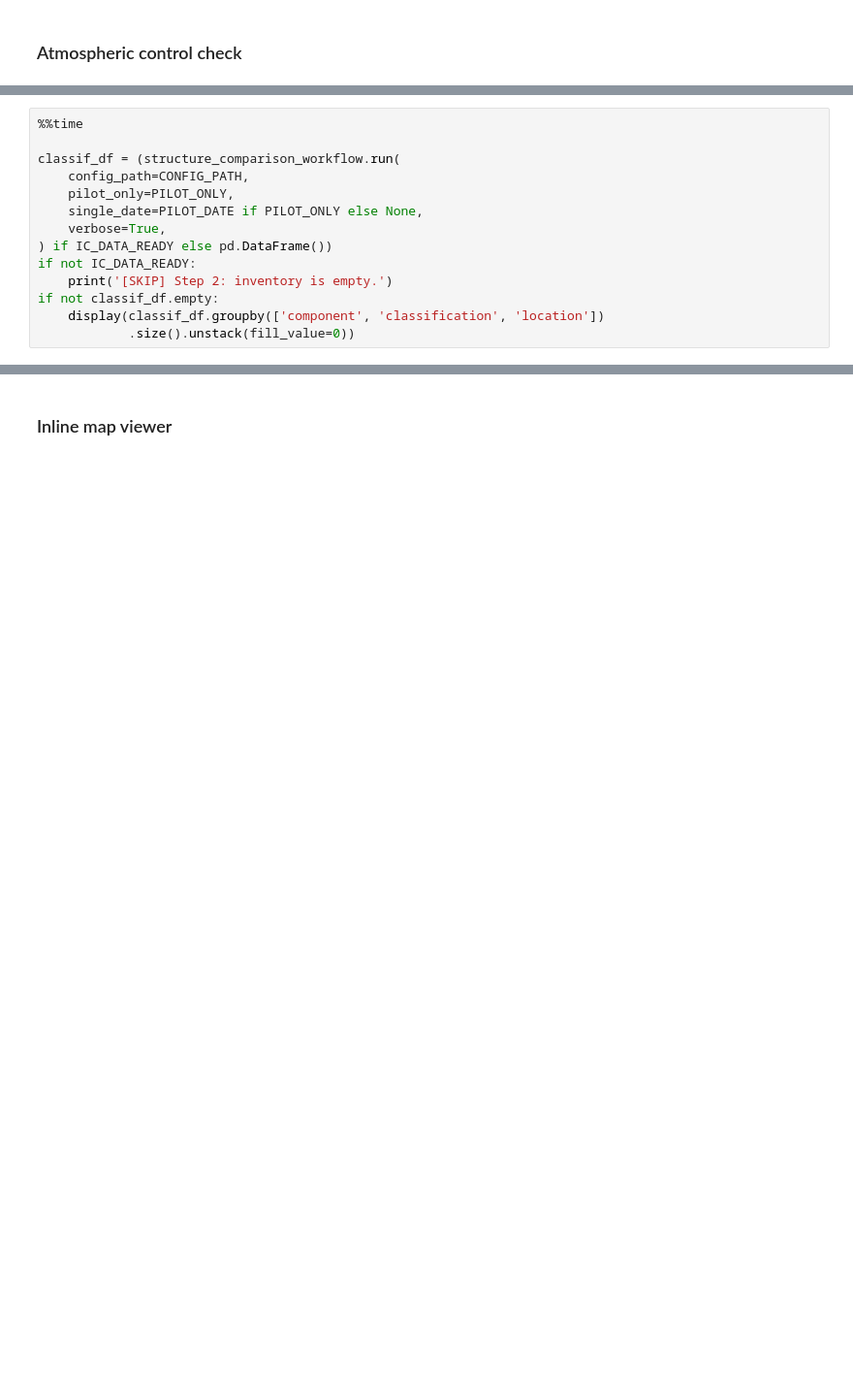
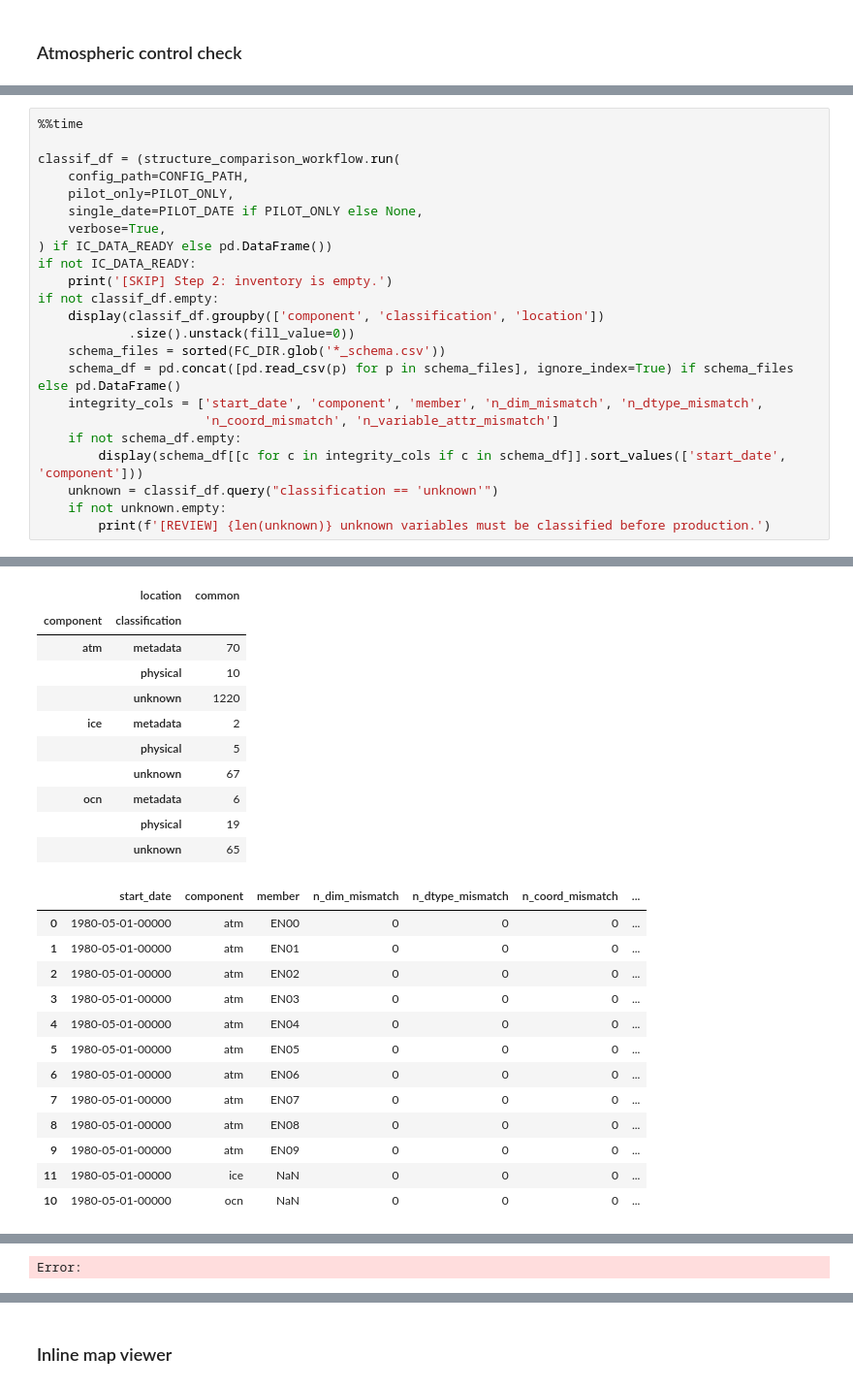
Before and after one commit to zhangshixuan1987/ESP-Lab, a Jupyter notebook: jupyter/5b_refactor_ic_analysis.ipynb, the cells around one changed output, grey strips where cells are left out. Shown at 97% size. Drawn from its saved outputs; the diff is of its cells as text; blank space fills up the shorter version.

```diff
--- a/jupyter/5b_refactor_ic_analysis.ipynb
+++ b/jupyter/5b_refactor_ic_analysis.ipynb
@@ -171,3 +240,13 @@ if not IC_DATA_READY:
 if not classif_df.empty:
     display(classif_df.groupby(['component', 'classification', 'location'])
             .size().unstack(fill_value=0))
+    schema_files = sorted(FC_DIR.glob('*_schema.csv'))
+    schema_df = pd.concat([pd.read_csv(p) for p in schema_files], ignore_index=True) if schema_files else pd.DataFrame()
+    integrity_cols = ['start_date', 'component', 'member', 'n_dim_mismatch', 'n_dtype_mismatch',
+                      'n_coord_mismatch', 'n_variable_attr_mismatch']
+    if not schema_df.empty:
+        display(schema_df[[c for c in integrity_cols if c in schema_df]].sort_values(['start_date', 'component']))
+    unknown = classif_df.query("classification == 'unknown'")
+    if not unknown.empty:
+        print(f'[REVIEW] {len(unknown)} unknown variables must be classified before production.')
+# %% [output]
@@ -173,0 +270,24 @@ if not classif_df.empty:
+|  | location | common |
+| component | classification |  |
+| atm | metadata | 70 |
+|  | physical | 10 |
+|  | unknown | 1220 |
+| ice | metadata | 2 |
+|  | physical | 5 |
+|  | unknown | 67 |
+| ocn | metadata | 6 |
+|  | physical | 19 |
+|  | unknown | 65 |
+|  | start_date | component | member | n_dim_mismatch | n_dtype_mismatch | n_coord_mismatch | ... |
+| 0 | 1980-05-01-00000 | atm | EN00 | 0 | 0 | 0 | ... |
+| 1 | 1980-05-01-00000 | atm | EN01 | 0 | 0 | 0 | ... |
+| 2 | 1980-05-01-00000 | atm | EN02 | 0 | 0 | 0 | ... |
+| 3 | 1980-05-01-00000 | atm | EN03 | 0 | 0 | 0 | ... |
+| 4 | 1980-05-01-00000 | atm | EN04 | 0 | 0 | 0 | ... |
+| 5 | 1980-05-01-00000 | atm | EN05 | 0 | 0 | 0 | ... |
+| 6 | 1980-05-01-00000 | atm | EN06 | 0 | 0 | 0 | ... |
+| 7 | 1980-05-01-00000 | atm | EN07 | 0 | 0 | 0 | ... |
+| 8 | 1980-05-01-00000 | atm | EN08 | 0 | 0 | 0 | ... |
+| 9 | 1980-05-01-00000 | atm | EN09 | 0 | 0 | 0 | ... |
+| 11 | 1980-05-01-00000 | ice | NaN | 0 | 0 | 0 | ... |
+| 10 | 1980-05-01-00000 | ocn | NaN | 0 | 0 | 0 | ... |
@@ -174,3 +297,4 @@ if not classif_df.empty:
+Error:
 # %% [markdown]
 ## Step 3 — Variable-Level IC Statistics
 
```
Also changed, not shown: parts of 19 cells of this notebook, 45 other files.
